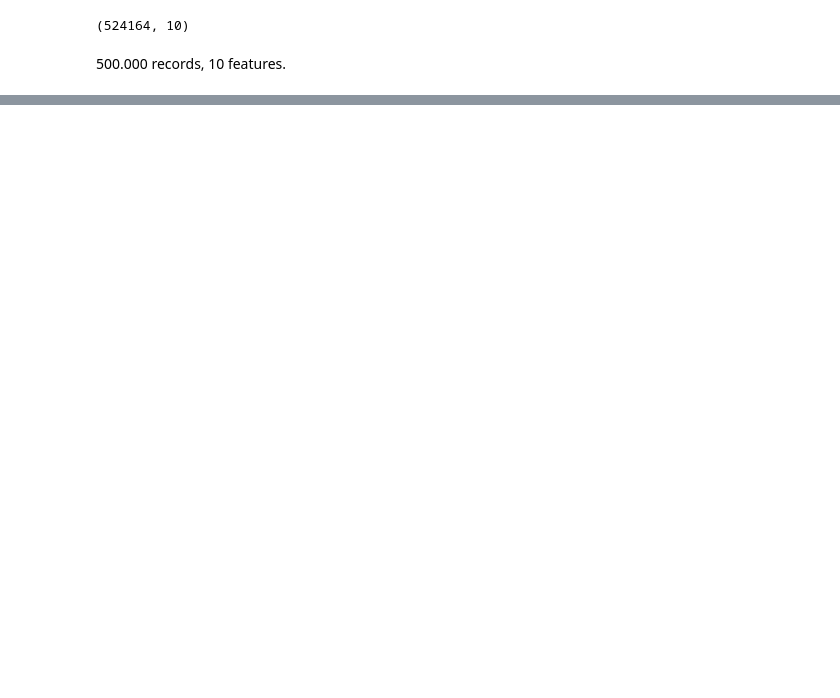
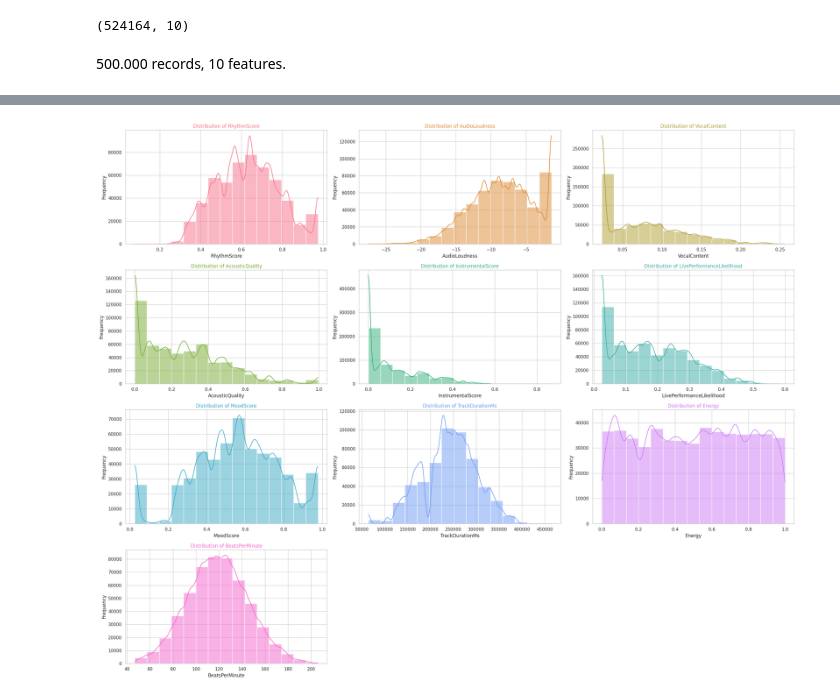
Before and after one commit to simon-mellergaard/datasimon, a Jupyter notebook: Kaggle competitions/Predicting-beats.ipynb, the cells around one changed output, grey strips where cells are left out. Saved outputs shown, nothing was run; the diff lists cells and outputs as text; code cells hidden in the pictures; blank space fills up the shorter version.

```diff
--- a/Kaggle competitions/Predicting-beats.ipynb
+++ b/Kaggle competitions/Predicting-beats.ipynb
@@ -46,0 +94,17 @@ data.shape
+# %%
+# Source: https://www.kaggle.com/code/pacificrm/playing-with-beats-detailed-eda-feature-eng
+sns.set(style="whitegrid")
+colors = sns.color_palette("husl", len(data_raw.columns))
+
+plt.figure(figsize=(25, 20))
+for i, (col, color) in enumerate(zip(data_raw.columns, colors), 1):
+    plt.subplot(len(data_raw.columns) // 3 + 1, 3, i)
+    sns.histplot(data_raw[col], bins=15, kde=True, color=color)
+    plt.title(f'Distribution of {col}', color=color)
+    plt.xlabel(col)
+    plt.ylabel('Frequency')
+
+plt.tight_layout()
+plt.show()
+# %% [output]
+[figure, added]
```
Also changed, not shown: parts of 8 cells of this notebook.
